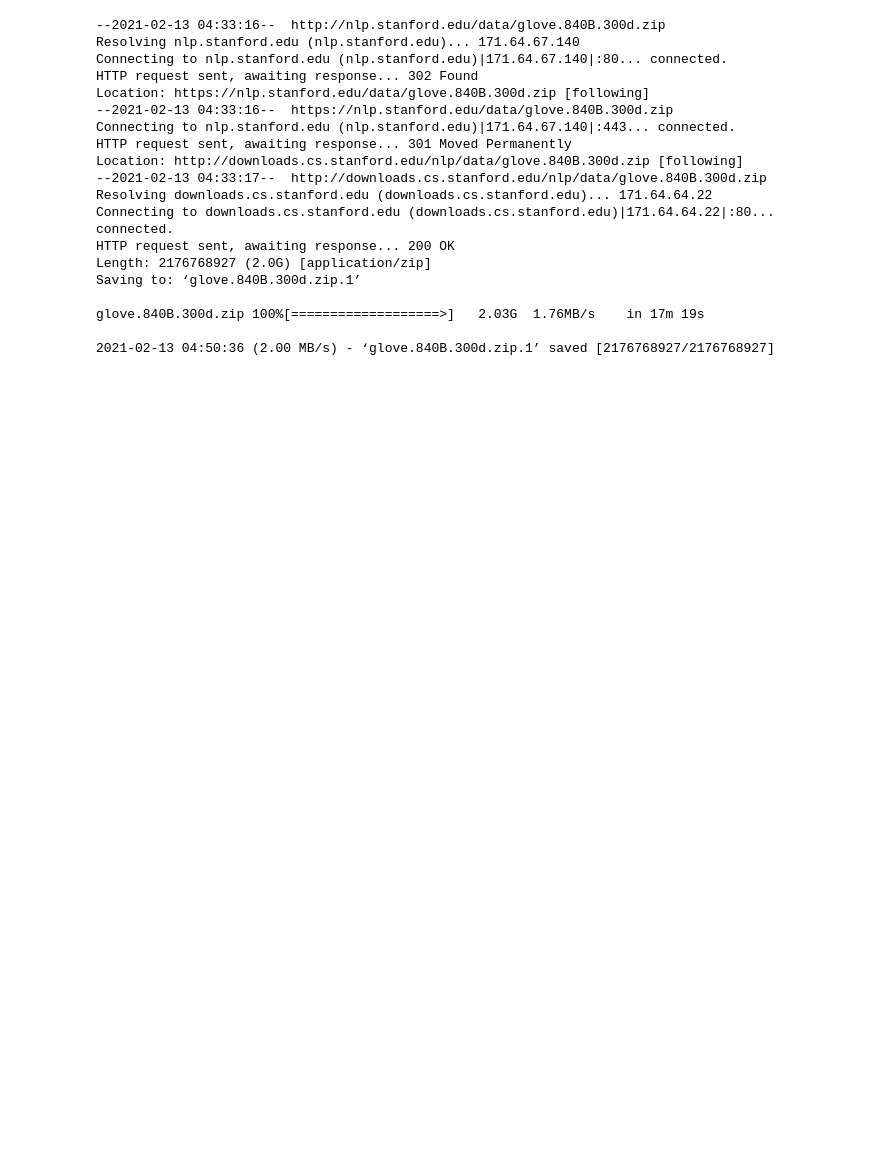
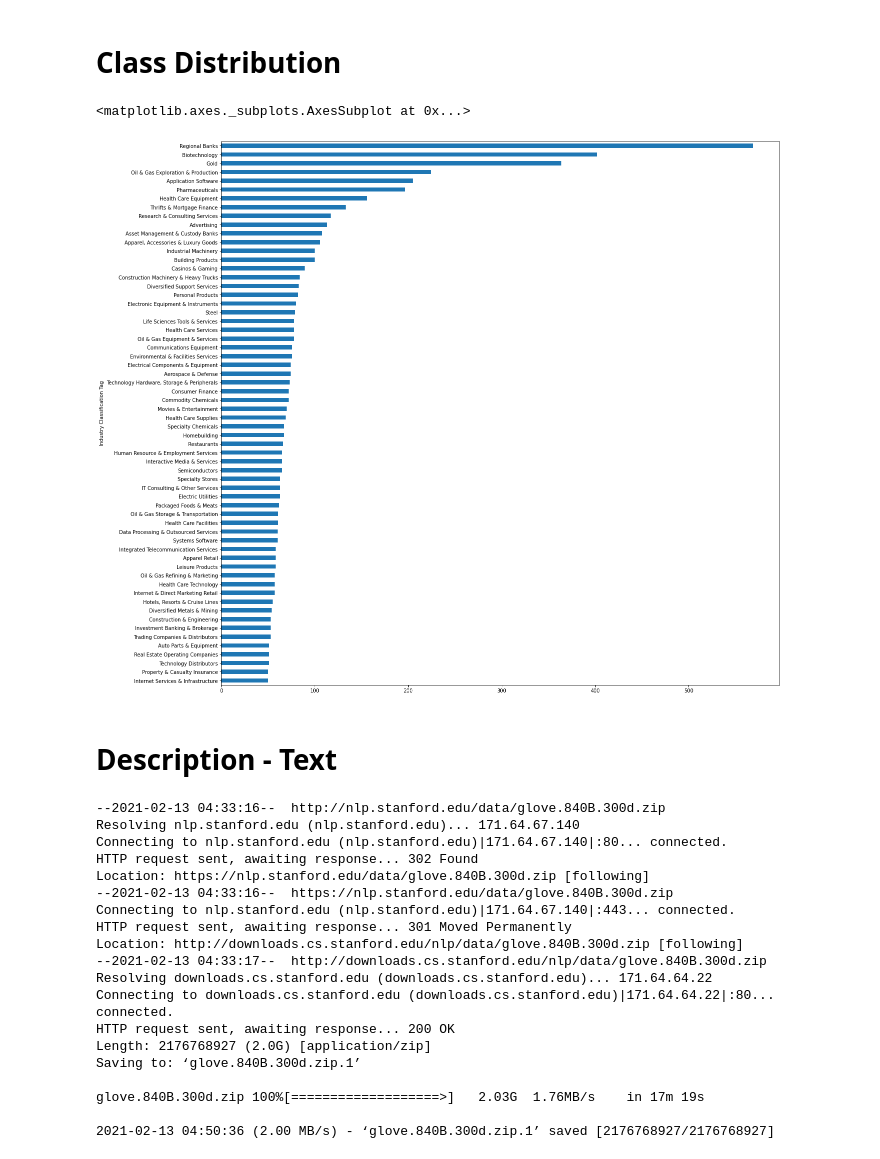
Before and after one commit to AmbiTyga/73String, a Jupyter notebook: 73String.ipynb, the cells around one changed output. Drawn from its saved outputs; the diff is of its cells as text; code cells hidden in the pictures; blank space fills up the shorter version.

```diff
--- a/73String.ipynb
+++ b/73String.ipynb
@@ -99,3 +89,12 @@ pd.DataFrame(data['Industry Classification Tag'].value_counts())
+# %% [markdown]
+# Class Distribution
+# %%
+train.groupby(['Industry Classification Tag'])['Company Name'].count().sort_values(ascending = True).plot.barh(figsize = (20,20))
+# %% [output]
+<matplotlib.axes._subplots.AxesSubplot at 0x...>
+[figure, added]
+# %% [markdown]
+# Description - Text
 # %%
 !wget http://nlp.stanford.edu/data/glove.840B.300d.zip
 # %% [output]
```
Also changed, not shown: parts of 38 cells of this notebook.
